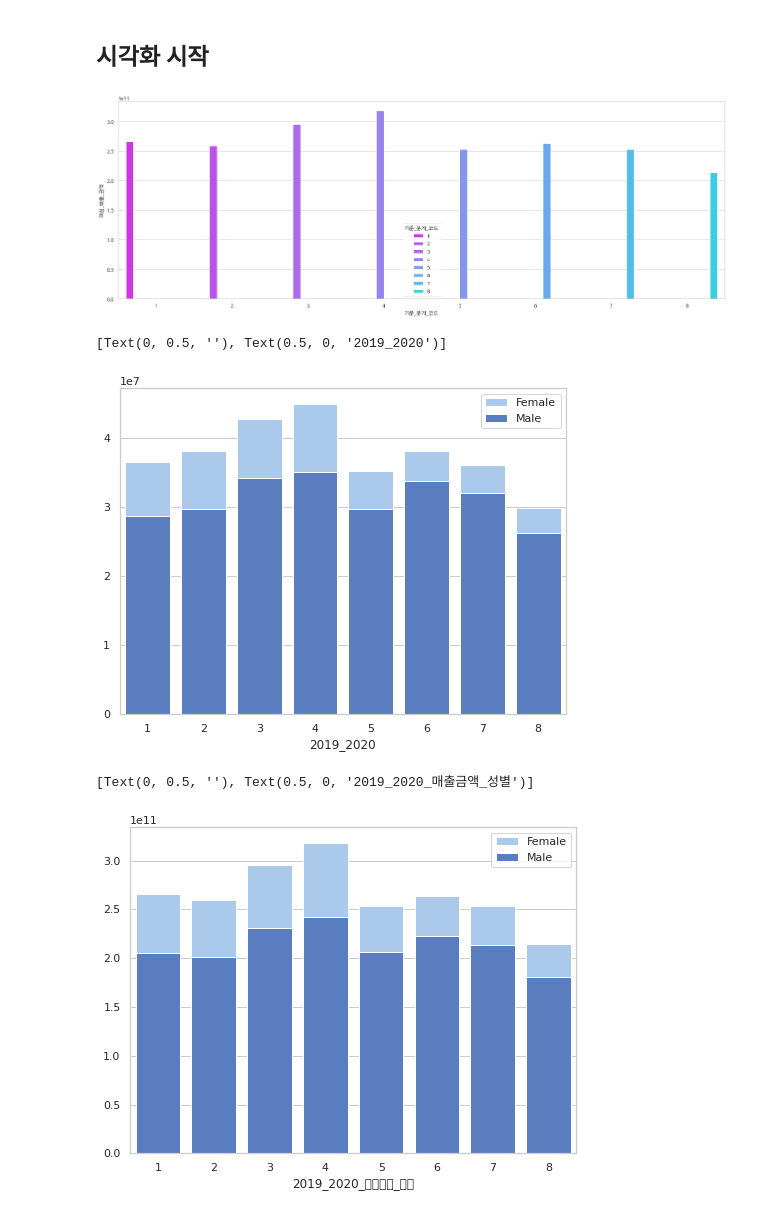
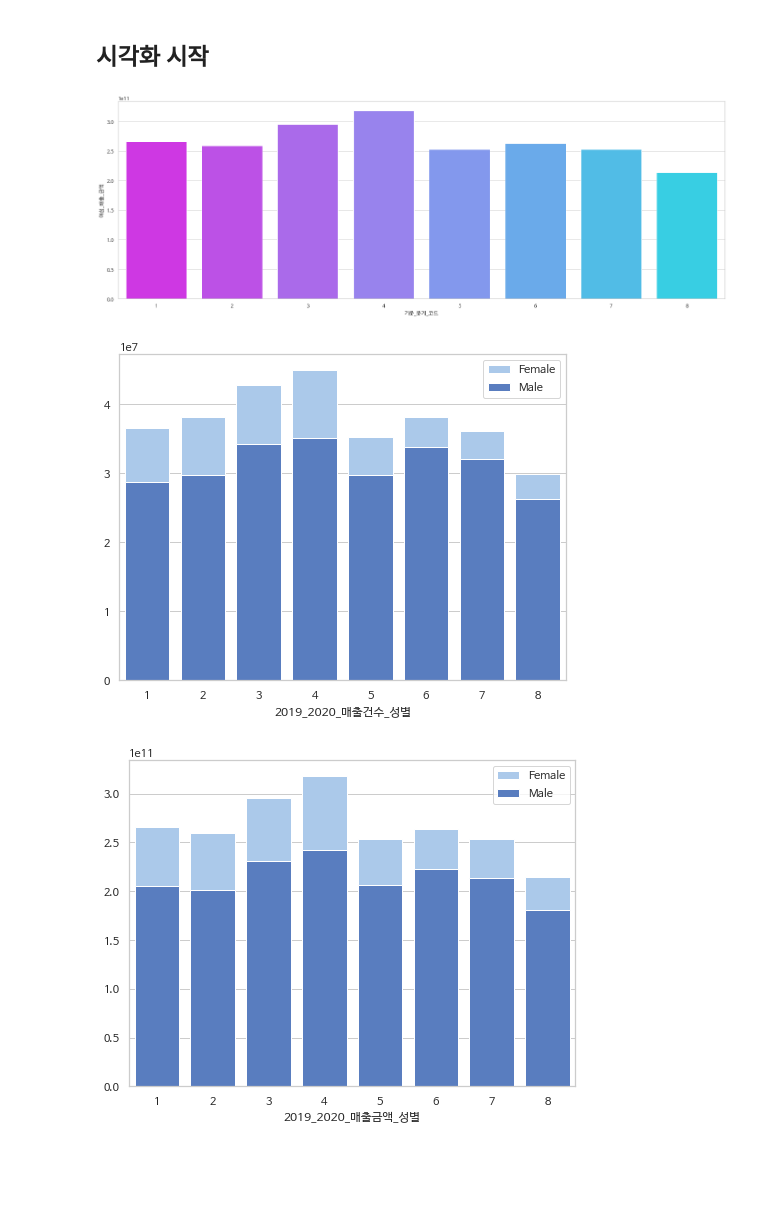
Before and after one commit to cabbi120101/TIL, a Jupyter notebook: ML/2차프로젝트/매출추정하기_1.ipynb, the cells around one changed output. Drawn from its saved outputs; the diff is of its cells as text; code cells hidden in the pictures; blank space fills up the shorter version.

```diff
--- a/ML/2차프로젝트/매출추정하기_1.ipynb
+++ b/ML/2차프로젝트/매출추정하기_1.ipynb
@@ -251,26 +341,26 @@ from pandas import DataFrame
 # %%
 sns.set(font="NanumBarunGothic",
         # rc={"axes.unicode_minus":False},
         style='whitegrid')
 plt.figure(figsize=(24,8))
 sns.barplot(
     x='기준_분기_코드',
     y='여성_매출_금액',
-    hue='기준_분기_코드',
+    # hue='기준_분기_코드',
     data=pay_M_F,
     ci=None,
     palette = 'cool_r'
 
 )
 
 
 #그래프 저장
 # plt.savefig('',dpi=100)
 plt.show()
 # %% [output]
-[figure, old version]
+[figure, new version]
 # %%
-sns.set_theme(style="whitegrid")
+sns.set_theme(font="NanumBarunGothic",style="whitegrid")
 
 # Initialize the matplotlib figure
 f, ax = plt.subplots(figsize=(8,6))
@@ -289,13 +379,14 @@ sns.barplot(x="기준_분기_코드", y="남성_매출_건수", data=pay_M_F,
 # Add a legend and informative axis label
 ax.legend(ncol=1, loc="upper right", frameon=True)
 ax.set( ylabel="",
-       xlabel="2019_2020")
+       xlabel="2019_2020_매출건수_성별")
+
+plt.savefig('/content/data/2019_2020_매출건수_성별',dpi=100)
 # sns.despine(left=True, bottom=True)
 # %% [output]
-[Text(0, 0.5, ''), Text(0.5, 0, '2019_2020')]
-[figure, old version]
+[figure, new version]
 # %%
-sns.set_theme(style="whitegrid")
+sns.set_theme(font="NanumBarunGothic",style="whitegrid")
 
 # Initialize the matplotlib figure
 f, ax = plt.subplots(figsize=(8,6))
@@ -303,22 +394,27 @@ f, ax = plt.subplots(figsize=(8,6))
 
 # Plot
 sns.set_color_codes("pastel")
-sns.barplot(x="기준_분기_코드", y="여성_매출_금액", data=pay_M_F,
+bar1 = sns.barplot(x="기준_분기_코드", y="여성_매출_금액", data=pay_M_F,
             label="Female", color="b")
 
 # Plot Male where Female was involved
-sns.set_color_codes("muted")
+bar2 = sns.set_color_codes("muted")
 sns.barplot(x="기준_분기_코드", y="남성_매출_금액", data=pay_M_F,
             label="Male", color="b")
 
 # Add a legend and informative axis label
-ax.legend(ncol=1, loc="upper right", frameon=True)
+# bars = bar1 + bar2
+# labels = [l.get_label() for l in bars]
+ax.legend( ncol=1, loc="upper right", frameon=True)
 ax.set( ylabel="",
        xlabel="2019_2020_매출금액_성별")
+plt.savefig('/content/data/2019_2020_매출금액_성별',dpi=100)
+plt.show()
+
+
 # sns.despine(left=True, bottom=True)
 # %% [output]
-[Text(0, 0.5, ''), Text(0.5, 0, '2019_2020_매출금액_성별')]
-[figure, old version]
+[figure, new version]
 # %%
 fig, ax1 = plt.subplots(figsize=(12, 6))
 
```
Also changed, not shown: parts of 43 cells of this notebook.
